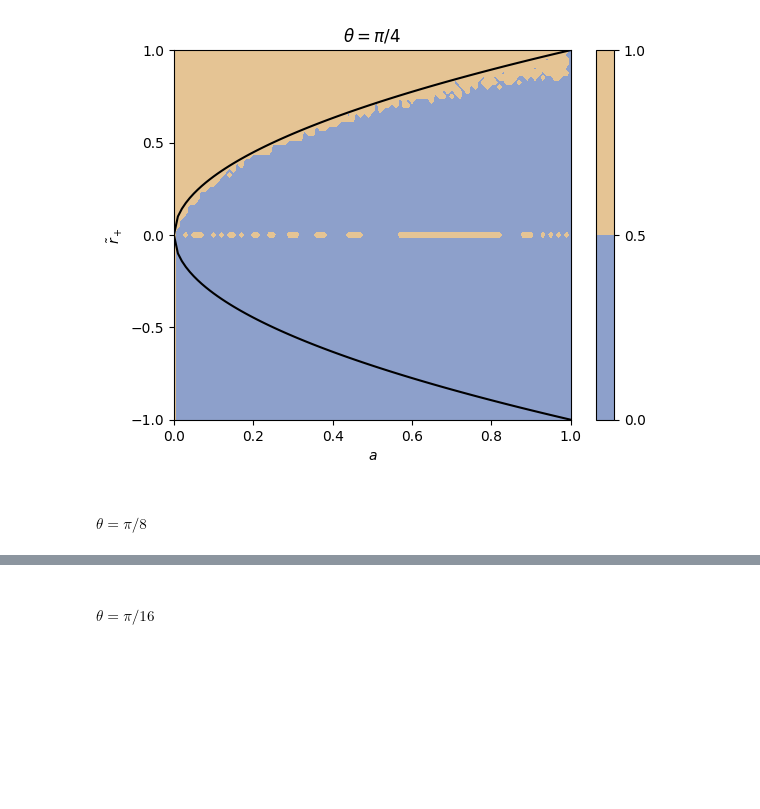
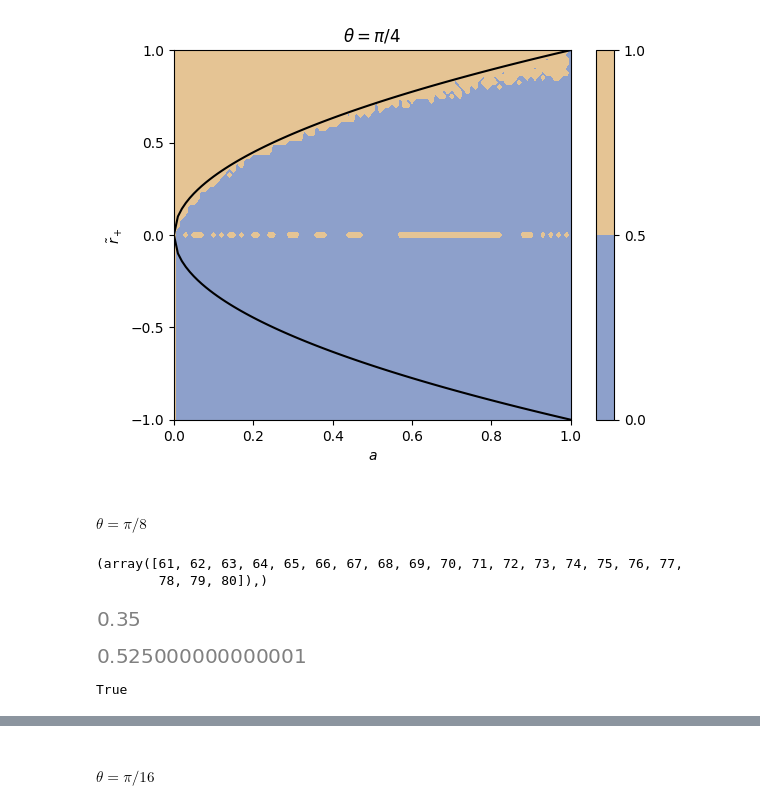
Before and after one commit to jchryssanthacopoulos/complex_spacetime_metrics, a Jupyter notebook: notebooks/complex_eigenvalues/ads4_charged_rotating_bh.ipynb, the cells around one changed output, grey strips where cells are left out. Saved outputs shown, nothing was run; the diff lists cells and outputs as text; code cells hidden in the pictures; blank space fills up the shorter version.

```diff
--- a/notebooks/complex_eigenvalues/ads4_charged_rotating_bh.ipynb
+++ b/notebooks/complex_eigenvalues/ads4_charged_rotating_bh.ipynb
@@ -620,6 +648,19 @@ plt.savefig('../../figures/complex_eigenvalues_cond_pi_4.pdf', bbox_inches='tigh
 #### $\theta = \pi/8$
 # %%
 theta_val = np.pi / 8
+# %%
+np.where(r_tilde_plus_vals > 0.52)
+# %% [output]
+(array([61, 62, 63, 64, 65, 66, 67, 68, 69, 70, 71, 72, 73, 74, 75, 76, 77,
+        78, 79, 80]),)
+# %%
+a_vals[35]
+# %% [output]
+[figure, added]
+# %%
+r_tilde_plus_vals[61]
+# %% [output]
+[figure, added]
 # %%
 angle_1_map = np.zeros((num_r_tilde_evals,) + a_vals_grid.shape, dtype=float)
 angle_2_map = np.zeros((num_r_tilde_evals,) + a_vals_grid.shape, dtype=float)
@@ -642,6 +683,10 @@ angle_2_maps[theta_val] = angle_2_map
 angle_3_maps[theta_val] = angle_3_map
 # %%
 cond_all_r_tilde = np.all(angle_1_maps[theta_val] + angle_2_maps[theta_val] + angle_3_maps[theta_val] < np.pi - 1e-10, axis=0)
+# %%
+cond_all_r_tilde[35, 61]
+# %% [output]
+True
 # %%
 plt.contourf(a_vals_grid, r_tilde_plus_vals_grid, cond_all_r_tilde, cmap='Set2')
 plt.plot(a_vals, [sympy.sqrt(a_val) for a_val in a_vals], 'k-')
```
Also changed, not shown: parts of 10 cells of this notebook.
